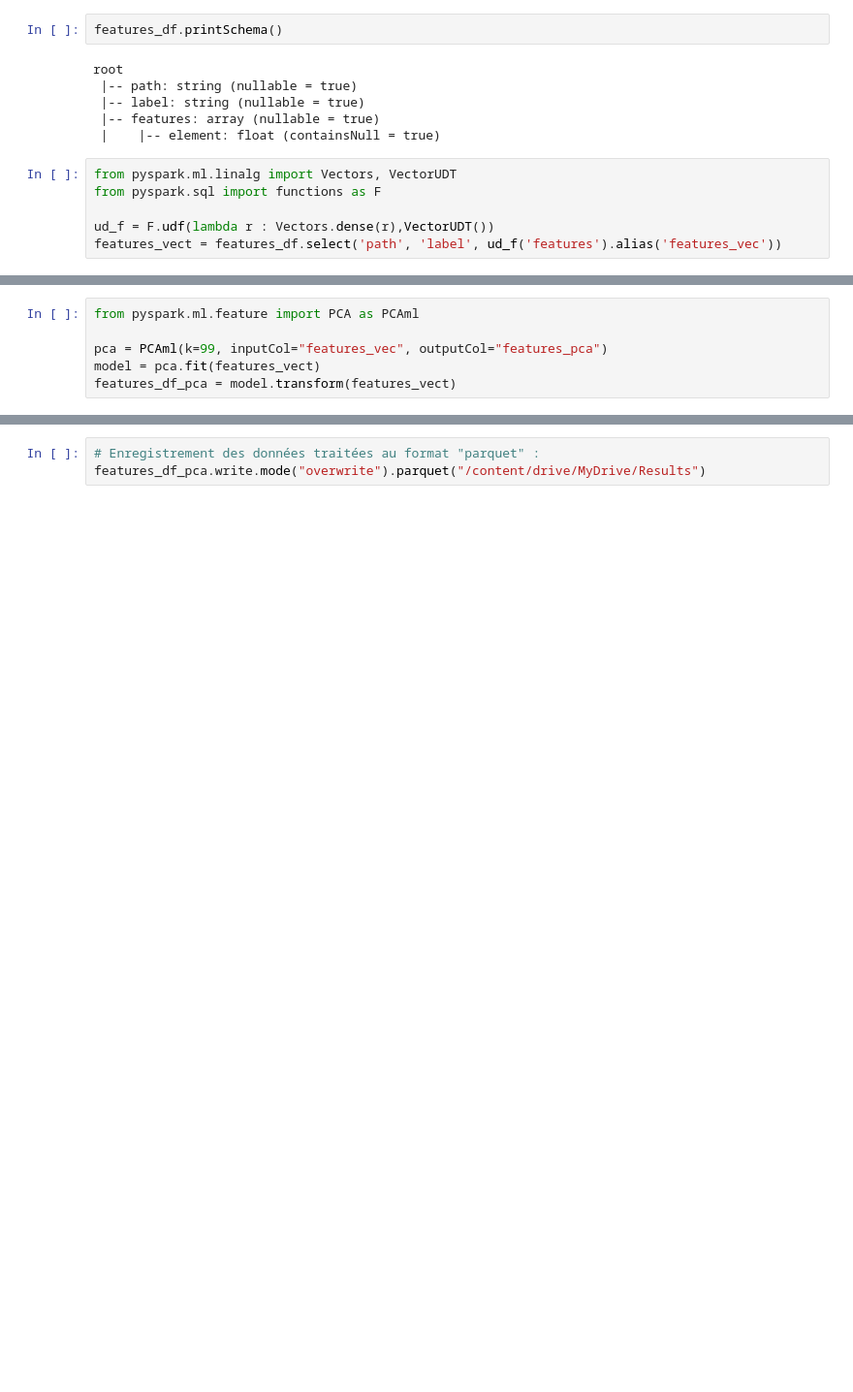
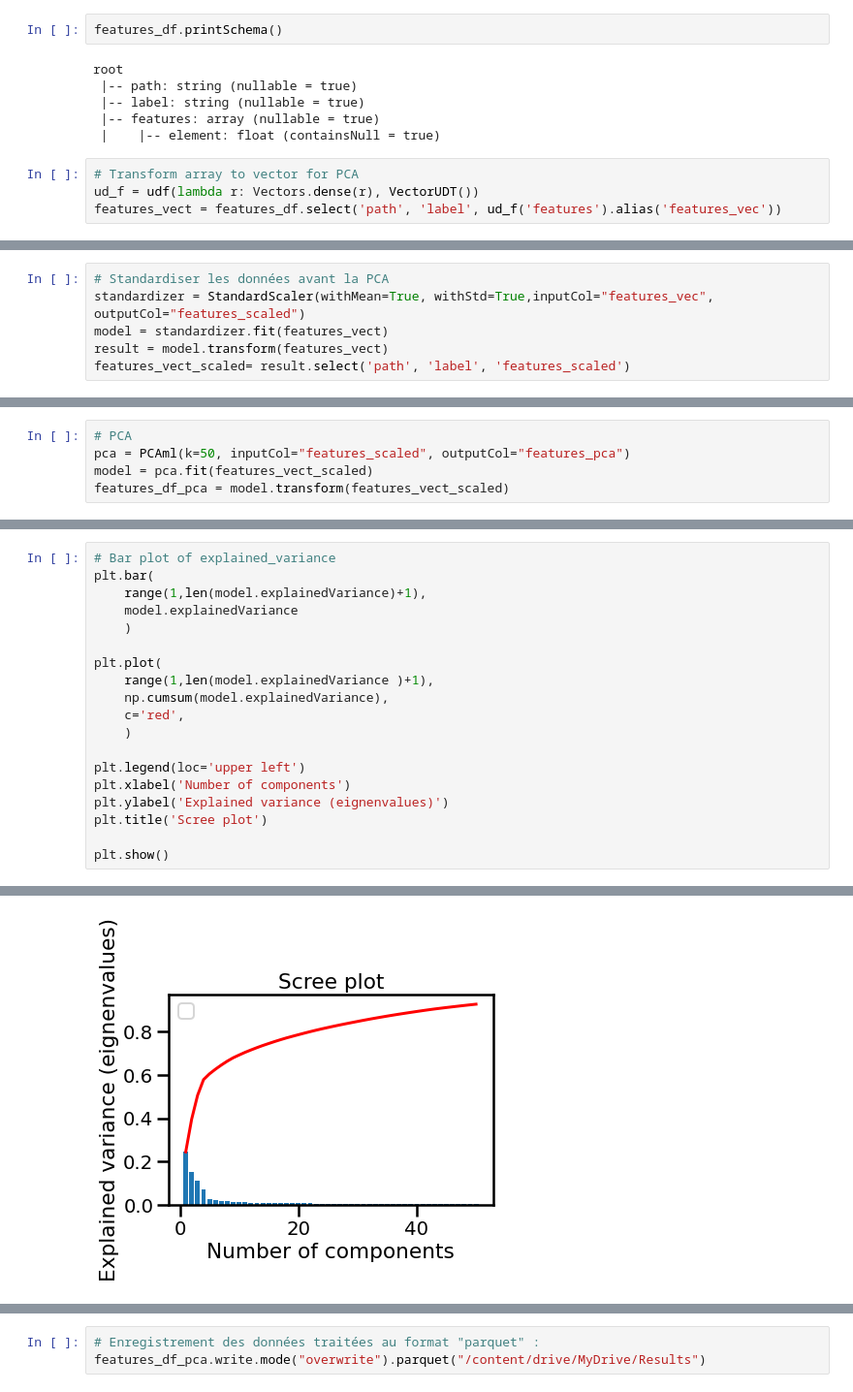
Before and after one commit to HananeMaghlazi/P8_BigData, a Jupyter notebook: P8_local.ipynb, the cells around one changed output, grey strips where cells are left out. Shown at 97% size. Drawn from its saved outputs; the diff is of its cells as text; blank space fills up the shorter version.

```diff
--- a/P8_local.ipynb
+++ b/P8_local.ipynb
@@ -312,9 +334,7 @@ root
  |-- features: array (nullable = true)
  |    |-- element: float (containsNull = true)
 # %%
-from pyspark.ml.linalg import Vectors, VectorUDT
-from pyspark.sql import functions as F
-
-ud_f = F.udf(lambda r : Vectors.dense(r),VectorUDT())
+# Transform array to vector for PCA
+ud_f = udf(lambda r: Vectors.dense(r), VectorUDT())
 features_vect = features_df.select('path', 'label', ud_f('features').alias('features_vec'))
 # %%
@@ -339,0 +353,6 @@ only showing top 20 rows
+# %%
+# Standardiser les données avant la PCA
+standardizer = StandardScaler(withMean=True, withStd=True,inputCol="features_vec", outputCol="features_scaled")
+model = standardizer.fit(features_vect)
+result = model.transform(features_vect)
+features_vect_scaled= result.select('path', 'label', 'features_scaled')
@@ -340,6 +372,5 @@ only showing top 20 rows
 # %%
-from pyspark.ml.feature import PCA as PCAml
-
-pca = PCAml(k=99, inputCol="features_vec", outputCol="features_pca")
-model = pca.fit(features_vect)
-features_df_pca = model.transform(features_vect)
+# PCA
+pca = PCAml(k=50, inputCol="features_scaled", outputCol="features_pca")
+model = pca.fit(features_vect_scaled)
+features_df_pca = model.transform(features_vect_scaled)
@@ -345,0 +381,20 @@ features_df_pca = model.transform(features_vect)
+# %%
+# Bar plot of explained_variance
+plt.bar(
+    range(1,len(model.explainedVariance)+1),
+    model.explainedVariance
+    )
+
+plt.plot(
+    range(1,len(model.explainedVariance )+1),
+    np.cumsum(model.explainedVariance),
+    c='red',
+    )
+
+plt.legend(loc='upper left')
+plt.xlabel('Number of components')
+plt.ylabel('Explained variance (eignenvalues)')
+plt.title('Scree plot')
+
+plt.show()
+# %% [output]
@@ -346 +402,2 @@ features_df_pca = model.transform(features_vect)
+[figure, added]
 # %%
```
Also changed, not shown: parts of 37 cells of this notebook.
